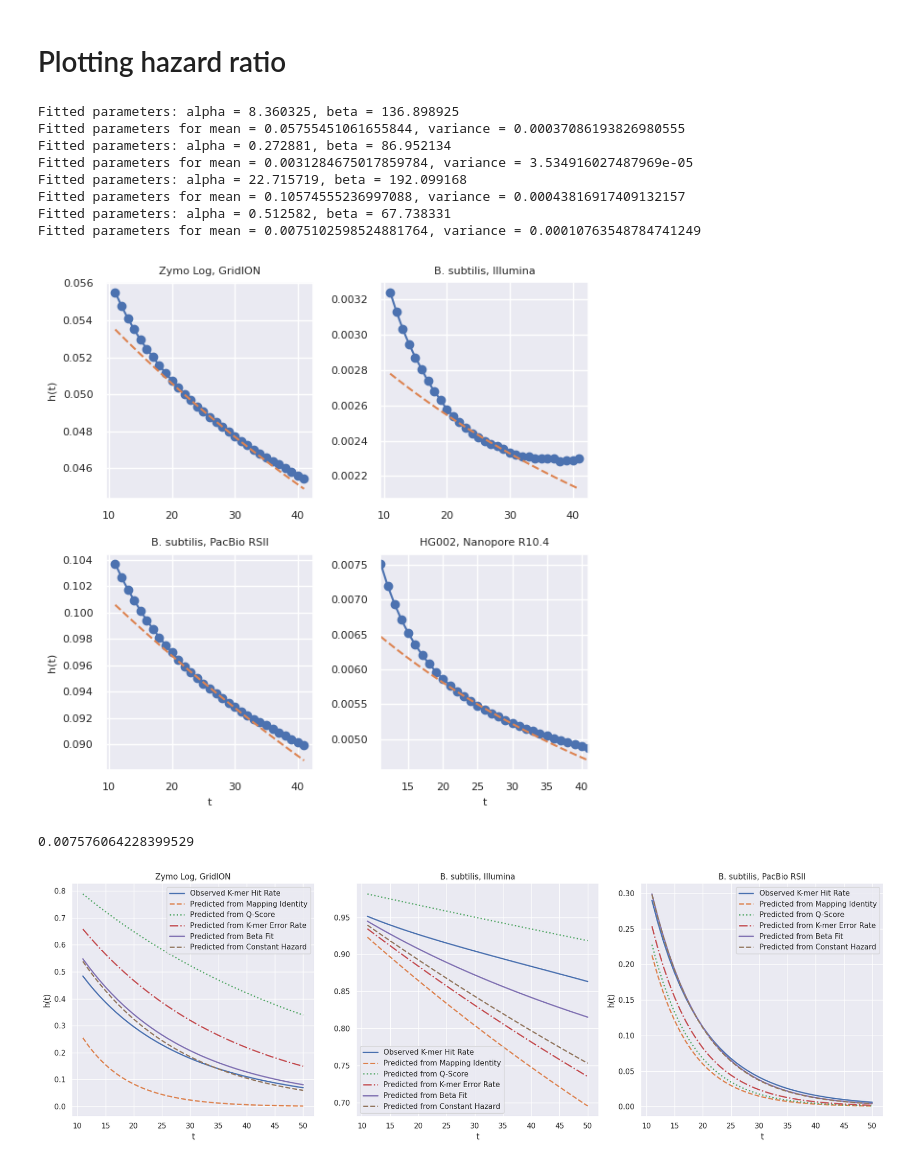
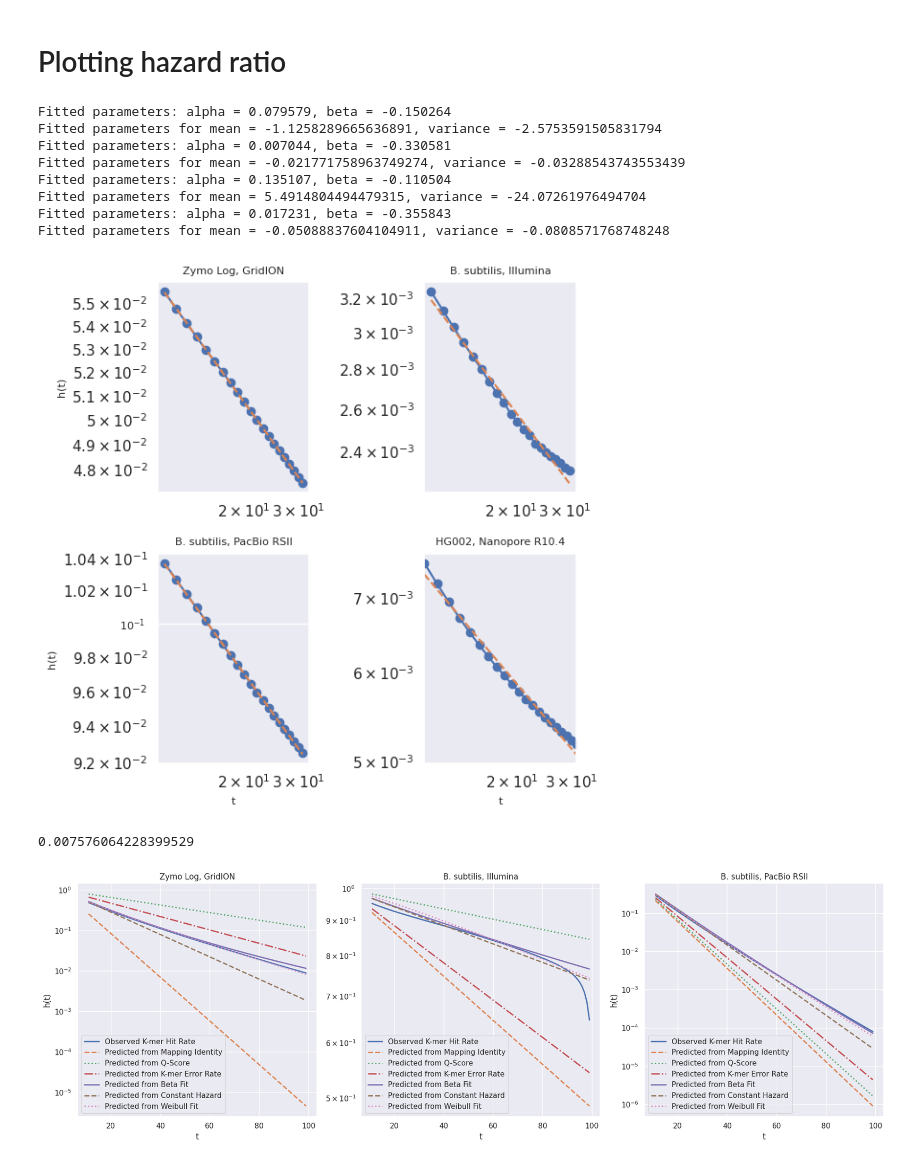
Before and after one commit to GZHoffie/skiver-test, a Jupyter notebook: experiments/counting_error_free_kmers/plot_results.ipynb, the cells around one changed output. Saved outputs shown, nothing was run; the diff lists cells and outputs as text; code cells hidden in the pictures.

Commit message:
Weibull it is

```diff
--- a/experiments/counting_error_free_kmers/plot_results.ipynb
+++ b/experiments/counting_error_free_kmers/plot_results.ipynb
@@ -433,8 +433,8 @@ labels = [
 # Plot in 3 separate figures, the hazard ratio and the predicted k-mer hit rate.
 # The hazard ratio is calculated by matched_kmers(k) / matched_kmers(k-1)
 font_size = 8  # Set a common font size for labels and titles
-hazard_ratio_plot_range = range(11, 42)
-hazard_ratio_estimate_range = range(21, 32)
+hazard_ratio_plot_range = range(11, 32)
+hazard_ratio_estimate_range = range(11, 32)
 fig, axes = plt.subplots(2, 2, figsize=(6, 6))
 axes = axes.flatten()
 
@@ -451,18 +451,18 @@ for i in range(len(kmer_hit_rate_csv)):
     hazard_ratio_plot = hazard_ratios[hazard_ratio_plot_range.start - 1:hazard_ratio_plot_range.stop - 1]
 
     # Fit the curve alpha/(alpha + beta + t) to the hazard ratios
-    params, _ = curve_fit(fit_function_beta, list(hazard_ratio_estimate_range), hazard_ratio_esimates)
+    params, _ = curve_fit(fit_function_exp, list(hazard_ratio_estimate_range), hazard_ratio_esimates)
     alpha, bet = params
     print(f"Fitted parameters: alpha = {alpha:.6f}, beta = {bet:.6f}")
 
     mean = alpha / (alpha + bet)
     variance = alpha * bet / ((alpha + bet)**2 * (alpha + bet + 1))
     print(f"Fitted parameters for mean = {mean}, variance = {variance}")
-    #axes[i].set_yscale('log')
-    #axes[i].set_xscale('log')
+    axes[i].set_yscale('log')
+    axes[i].set_xscale('log')
 
     axes[i].plot(hazard_ratio_plot_range, hazard_ratio_plot, marker='o', label='Observed Hazard Ratio', color='C0')
-    fitted_hazard_ratios = [fit_function_beta(t, alpha, bet) for t in hazard_ratio_plot_range]
+    fitted_hazard_ratios = [fit_function_exp(t, alpha, bet) for t in hazard_ratio_plot_range]
     axes[i].plot(hazard_ratio_plot_range, fitted_hazard_ratios, linestyle='--', label=f'Fitted Curve', color='C1')
 
     axes[i].tick_params(axis='both', labelsize=font_size)
@@ -481,15 +481,15 @@ plt.xlim(hazard_ratio_plot_range.start, hazard_ratio_plot_range.stop - 1)
 plt.show()
 #plt.ylim(0, 0.05)
 # %% [output]
-Fitted parameters: alpha = 8.360325, beta = 136.898925
-Fitted parameters for mean = 0.05755451061655844, variance = 0.00037086193826980555
-Fitted parameters: alpha = 0.272881, beta = 86.952134
-Fitted parameters for mean = 0.0031284675017859784, variance = 3.534916027487969e-05
-Fitted parameters: alpha = 22.715719, beta = 192.099168
-Fitted parameters for mean = 0.10574555236997088, variance = 0.00043816917409132157
-Fitted parameters: alpha = 0.512582, beta = 67.738331
-Fitted parameters for mean = 0.0075102598524881764, variance = 0.00010763548784741249
+Fitted parameters: alpha = 0.079579, beta = -0.150264
+Fitted parameters for mean = -1.1258289665636891, variance = -2.5753591505831794
+Fitted parameters: alpha = 0.007044, beta = -0.330581
+Fitted parameters for mean = -0.021771758963749274, variance = -0.03288543743553439
+Fitted parameters: alpha = 0.135107, beta = -0.110504
+Fitted parameters for mean = 5.4914804494479315, variance = -24.07261976494704
+Fitted parameters: alpha = 0.017231, beta = -0.355843
+Fitted parameters for mean = -0.05088837604104911, variance = -0.0808571768748248
-[figure, old version]
+[figure, new version]
 # %%
 0.500103 / (0.500103+65.510821)
 # %% [output]
@@ -511,7 +511,7 @@ def fit_function_beta(i, alpha, beta):
 def fit_function_normal(i, mean, std):
     return np.exp(- mean + (i + 0.5) * (std * std))
 
-def fit_function_exp(i, a, b):
+def fit_function_weibull(i, a, b):
     return a * (i ** b)
 
 def fit_function_gamma(i, alpha, beta):
@@ -551,9 +551,15 @@ kmer_results = [
 ]
 
 beta_fit_results = [
-    (11.627209, 200.843567),
-    (0.334863, 58.885994),
-    (297.584351, 2559.215332)
+    (6.964972,106.209007),
+    (1.075254,351.032196),
+    (53.395283,479.213776)
+]
+
+weibull_fit_results = [
+    (0.07274976, -0.1200605),
+    (0.0019117431, 0.12214029),
+    (0.11202278, -0.049820382)
 ]
 
 def q_score_to_identity(q):
@@ -576,10 +582,21 @@ def estimate_survival_rate_list_from_beta(alpha, beta, max_k):
         survival_rates.append(survival_rate)
     return survival_rates
 
+def estimate_survival_rate_list_from_weibull(a, b, max_k):
+    survival_rates = []
+    for k in range(1, max_k + 1):
+        hazard_rate = fit_function_weibull(k, a, b)
+        if k == 1:
+            survival_rate = 1 - hazard_rate
+        else:
+            survival_rate = survival_rates[-1] * (1 - hazard_rate)
+        survival_rates.append(survival_rate)
+    return survival_rates
+
 # Plot in 3 separate figures, the hazard ratio and the predicted k-mer hit rate.
 # The hazard ratio is calculated by matched_kmers(k) / matched_kmers(k-1)
 font_size = 8  # Set a common font size for labels and titles
-plot_range = range(11, 51)
+plot_range = range(11, 100)
 fig, axes = plt.subplots(1, 3, figsize=(18, 6))
 axes = axes.flatten()
 
@@ -612,32 +629,36 @@ for i in range(len(kmer_hit_rate_csv)):
         survival_rate = (1 - (beta_fit_results[i][0] / (beta_fit_results[i][0] + beta_fit_results[i][1]))) ** k
         survival_rates_const_hazard.append(survival_rate)
 
+    survival_rates_weibull = estimate_survival_rate_list_from_weibull(weibull_fit_results[i][0], weibull_fit_results[i][1], plot_range.stop - 1)
+    survival_rates_weibull = survival_rates_weibull[plot_range.start - 1:plot_range.stop - 1]
+
     axes[i].plot(plot_range, survival_rates_plot, linewidth=2, label='Observed K-mer Hit Rate', color='C0')
     axes[i].plot(plot_range, survival_rates_mapping, linewidth=2, linestyle='--', label='Predicted from Mapping Identity', color='C1')
     axes[i].plot(plot_range, survival_rates_qscore, linewidth=2, linestyle=':', label='Predicted from Q-Score', color='C2')
     axes[i].plot(plot_range, survival_rates_kmer, linewidth=2, linestyle='-.', label='Predicted from K-mer Error Rate', color='C3')
     axes[i].plot(plot_range, survival_rates_beta, linewidth=2, linestyle='-', label='Predicted from Beta Fit', color='C4')
     axes[i].plot(plot_range, survival_rates_const_hazard, linewidth=2, linestyle='--', label='Predicted from Constant Hazard', color='C5')
+    axes[i].plot(plot_range, survival_rates_weibull, linewidth=2, linestyle=':', label='Predicted from Weibull Fit', color='C6')
 
-    #axes[i].set_yscale('log')
+    axes[i].set_yscale('log')
     #axes[i].set_xscale('log')
 
 
 
     axes[i].tick_params(axis='both')
 
     axes[i].set_title(labels[i])
 
     axes[i].set_xlabel('t')
     if i % 2 == 0:
         axes[i].set_ylabel('h(t)')
     #axes[i].legend()
     axes[i].legend()
 
 plt.tight_layout()
 
 
 plt.show()
 #plt.ylim(0, 0.05)
 # %% [output]
-[figure, old version]
+[figure, new version]
```
